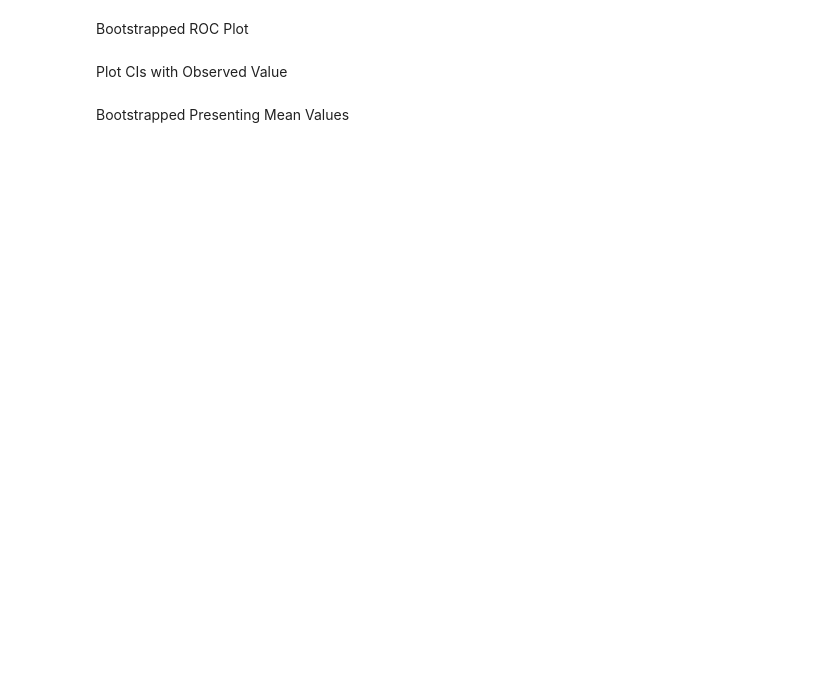
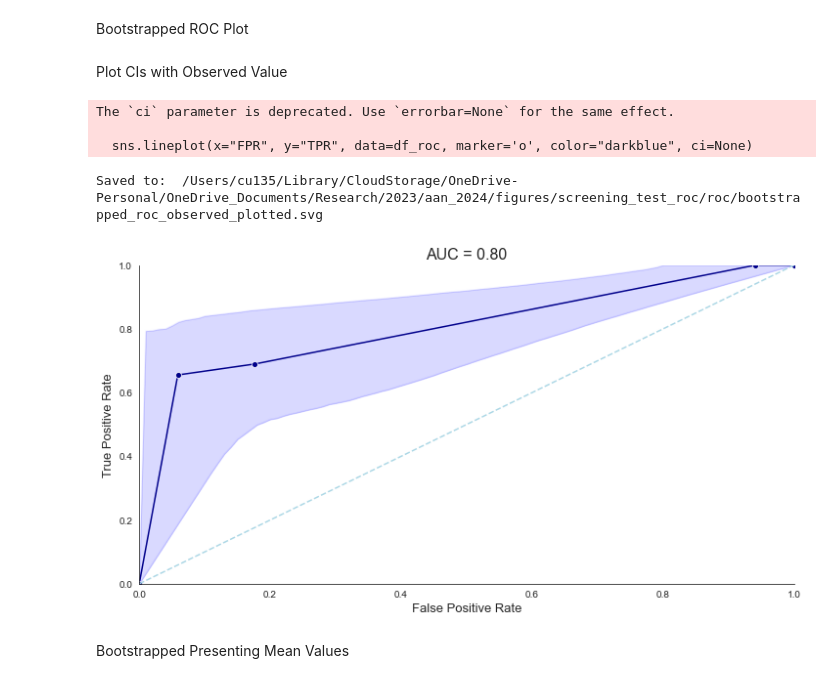
Before and after one commit to Calvinwhow/Research, a Jupyter notebook: nimlab/calvin_utils/notebooks/statistical_notebooks/generic_spreadsheet_functions.ipynb, the cells around one changed output. Cells and saved outputs as stored; diff of their text form; code cells hidden in the pictures; blank space fills up the shorter version.

```diff
--- a/nimlab/calvin_utils/notebooks/statistical_notebooks/generic_spreadsheet_functions.ipynb
+++ b/nimlab/calvin_utils/notebooks/statistical_notebooks/generic_spreadsheet_functions.ipynb
@@ -1057,10 +1075,11 @@ data_df.columns
 # %%
-independent_var_column = 'Total'
-dependent_var_column = 'Cognitive Status'
-positive_outcome = 1
-negative_outcome = 0
+independent_var_column = 'Convolutional_Neural_Network'
+dependent_var_column = 'Cognitive_Status_Code'
+positive_outcome = 0
+negative_outcome = 1
 
 #----------------------------------------------------------------DO NOT TOUCH----------------------------------------------------------------
+import numpy as np
 data_df = data_df.loc[:, [independent_var_column, dependent_var_column]].copy()
 data_df['one_hot_status'] = np.where(data_df[dependent_var_column] == positive_outcome, 0, 1)
 display(data_df)
@@ -1173,34 +1218,40 @@ def plot_bootstrapped_roc(data, y_true_variable, independent_variable, n_bootstr
     # Calculate mean and confidence intervals
     roc_auc_mean = roc_auc_bootstraps.mean(axis=0)
     ci_lower = np.percentile(roc_auc_bootstraps, 2.5, axis=0)
     ci_upper = np.percentile(roc_auc_bootstraps, 97.5, axis=0)
 
     # Compute AUC using mean ROC curve
     roc_auc = auc(base_fpr, roc_auc_mean)
 
     # Plot
-    fig, ax = plt.subplots(figsize=(12, 7))
+    fig, ax = plt.subplots(figsize=(12, 6))
     sns.set_style("white")
     sns.lineplot(x="FPR", y="TPR", data=df_roc, marker='o', color="darkblue", ci=None)
     ax.fill_between(base_fpr, ci_lower, ci_upper, color='blue', alpha=0.15)
     ax.plot(base_fpr, ci_lower, 'b-', alpha=0.05)
     ax.plot(base_fpr, ci_upper, 'b-', alpha=0.05)
 
     ax.set_title('AUC = %0.2f' % roc_auc, fontsize=16)
     ax.plot([0, 1], [0, 1],'--', color='#ADD8E6')
     ax.set_xlim([0, 1])
     ax.set_ylim([0, 1])
     ax.set_ylabel('True Positive Rate', fontsize=13)
     ax.set_xlabel('False Positive Rate', fontsize=13)
 
     sns.despine()
     if not os.path.exists(out_dir + '/roc'):
         os.makedirs(out_dir + '/roc')
     fig.savefig(out_dir + f'/roc/bootstrapped_roc_observed_plotted.png')
     fig.savefig(out_dir + f'/roc/bootstrapped_roc_observed_plotted.svg')
     print('Saved to: ', out_dir + f'/roc/bootstrapped_roc_observed_plotted.svg')
 
 plot_bootstrapped_roc(data_df, 'one_hot_status', f'{independent_var_column}', 10000)
+# %% [output]
+The `ci` parameter is deprecated. Use `errorbar=None` for the same effect.
+
+  sns.lineplot(x="FPR", y="TPR", data=df_roc, marker='o', color="darkblue", ci=None)
+Saved to:  /Users/cu135/Library/CloudStorage/OneDrive-Personal/OneDrive_Documents/Research/2023/aan_2024/figures/screening_test_roc/roc/bootstrapped_roc_observed_plotted.svg
+[figure, added]
 # %% [markdown]
 Bootstrapped Presenting Mean Values
 # %%
```
Also changed, not shown: parts of 23 cells of this notebook, 11 other files.
